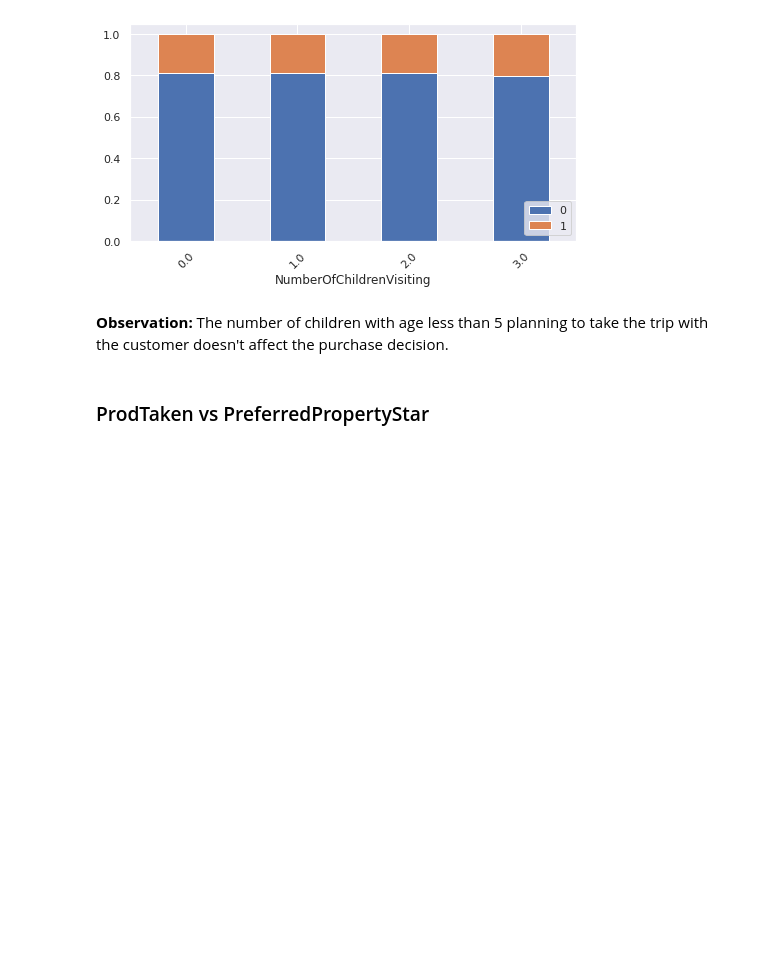
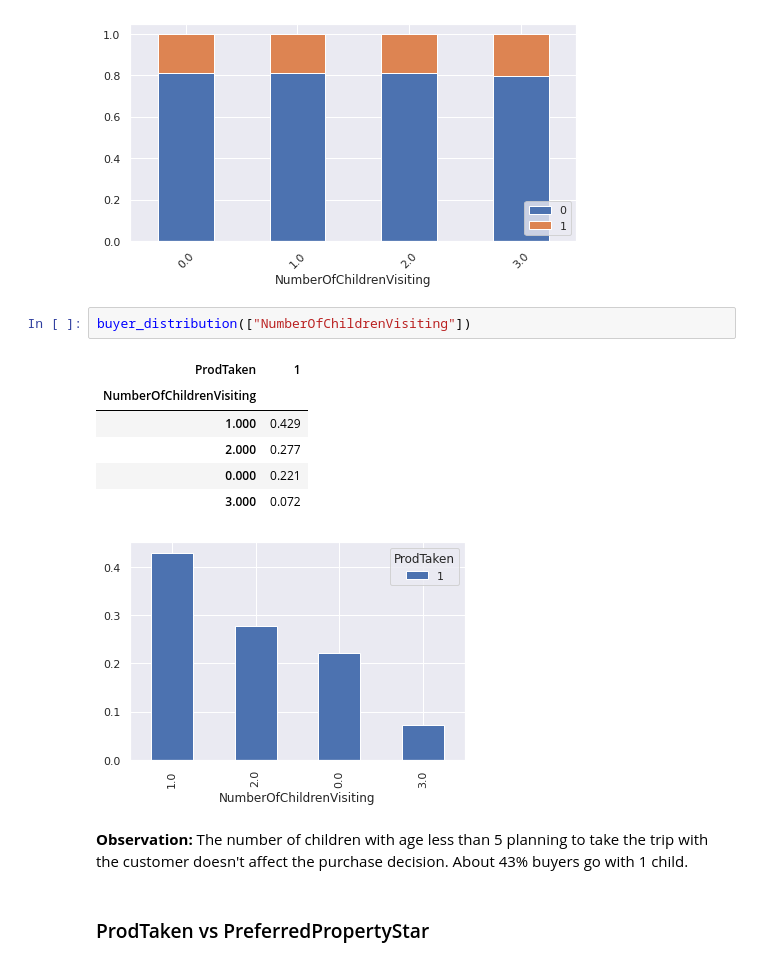
Before and after one commit to liangym2014/Data-science-and-machine-learning, a Jupyter notebook: 4.Travel_Package_Purchase_Prediction_Solution.ipynb, the cells around one changed output. Cells and saved outputs as stored; diff of their text form; blank space fills up the shorter version.

```diff
--- a/4.Travel_Package_Purchase_Prediction_Solution.ipynb
+++ b/4.Travel_Package_Purchase_Prediction_Solution.ipynb
@@ -421,8 +463,18 @@ stacked_bar(['NumberOfPersonVisiting'], 'ProdTaken')
 stacked_bar(['NumberOfChildrenVisiting'], 'ProdTaken')
 # %% [output]
 [figure]
+# %%
+buyer_distribution(["NumberOfChildrenVisiting"])
+# %% [output]
+| ProdTaken | 1 |
+| NumberOfChildrenVisiting |  |
+| 1.000 | 0.429 |
+| 2.000 | 0.277 |
+| 0.000 | 0.221 |
+| 3.000 | 0.072 |
+[figure, added]
 # %% [markdown]
-**Observation:** The number of children with age less than 5 planning to take the trip with the customer doesn't affect the purchase decision.
+**Observation:** The number of children with age less than 5 planning to take the trip with the customer doesn't affect the purchase decision. About 43% buyers go with 1 child.
 # %% [markdown]
 ### ProdTaken vs PreferredPropertyStar
 # %%
```
Also changed, not shown: parts of 118 cells of this notebook.
